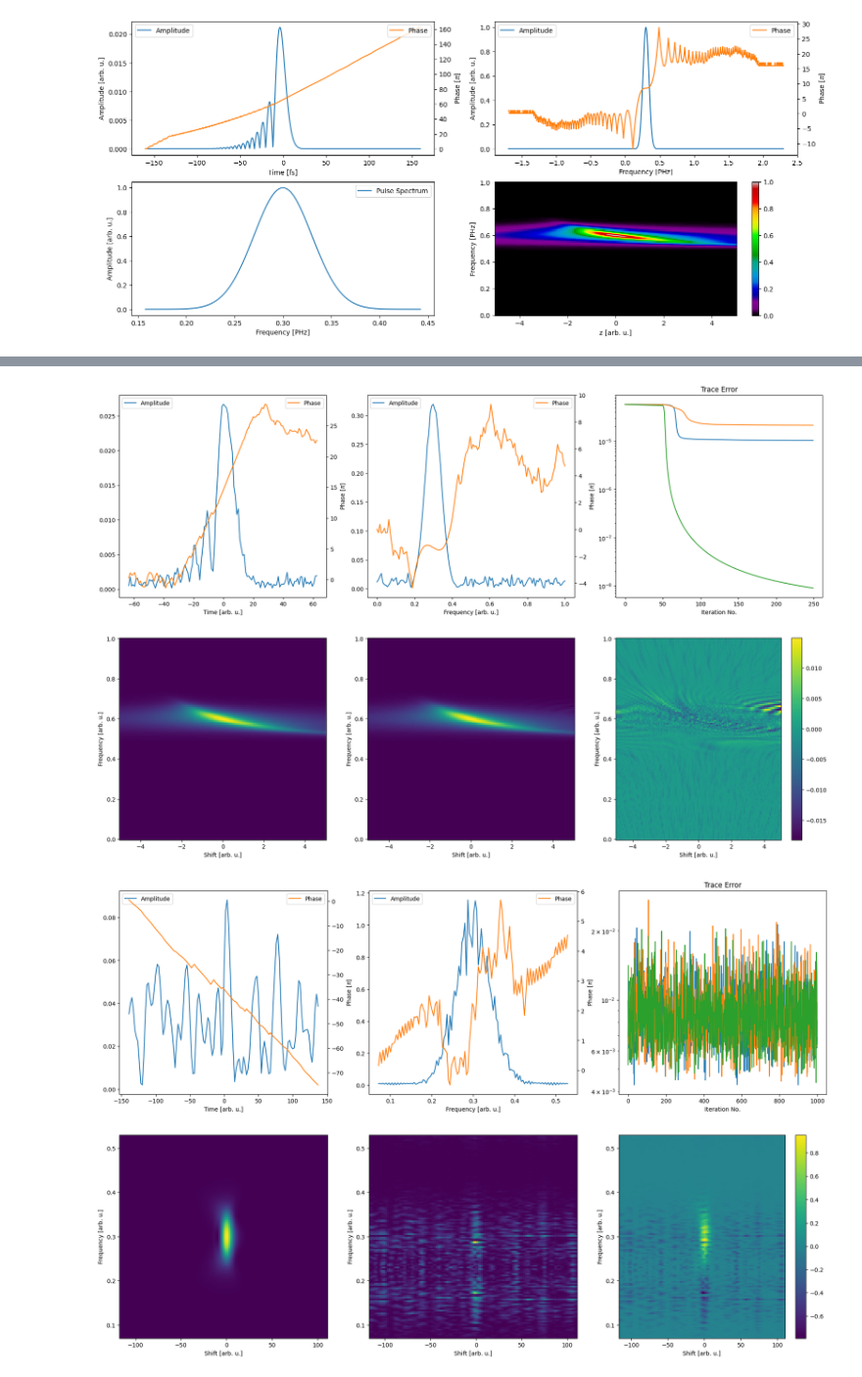
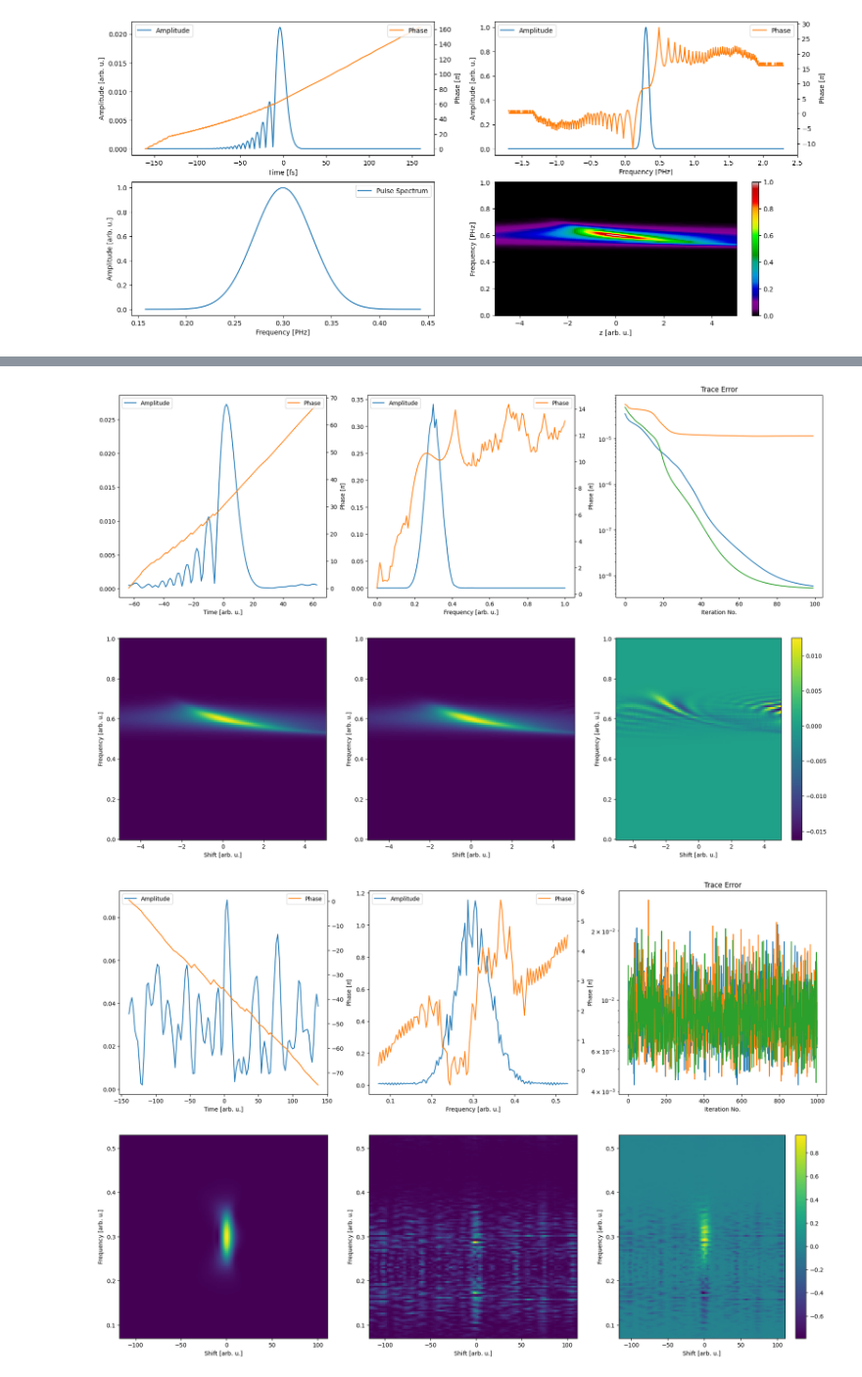
Before and after one commit to matillda123/Pulse-Retrieval-with-JAX, a Jupyter notebook: _usage_example.ipynb, the cells around one changed output, grey strips where cells are left out. Shown at 98% size. Drawn from its saved outputs; the diff is of its cells as text; code cells hidden in the pictures.

```diff
--- a/_usage_example.ipynb
+++ b/_usage_example.ipynb
@@ -184,50 +199,53 @@ from classic_algorithms_dscan import Basic, GeneralizedProjection, TimeDomainPty
 
 
 
 
-# gp = GeneralizedProjection(z_arr, frequency, trace, "shg")
-# population = gp.create_initial_population(population_size=3, guess_type="random")
+gp = GeneralizedProjection(z_arr, frequency, trace, "shg")
+population = gp.create_initial_population(population_size=3, guess_type="random")
 
-# gp.use_hessian="diagonal"
-# gp.no_steps_descent=50
-# gp.gamma=1e2
+gp.global_hessian="lbfgs"#"diagonal"
+gp.no_steps_descent=50
+gp.gamma=1
 
-# final_result = gp.run(population, 100)
-# gp.plot_results(final_result)
+final_result = gp.run(population, 100)
+gp.plot_results(final_result)
 
 
 
 
 # tdp = TimeDomainPtychography(z_arr, frequency, trace, "shg", pie_method="ePIE")
 # population = tdp.create_initial_population(population_size=3, guess_type="random")
 
 # tdp.alpha=0.1
-# tdp.gamma=0.005
+# tdp.local_gamma=0.005
+# tdp.global_gamma=0.005
 
 # tdp.use_linesearch=False
 # tdp.global_hessian=False#"diagonal"
 
 # final_result = tdp.run(population, 10, 10)
 # tdp.plot_results(final_result)
 
 
 
 
 
 
-copra = COPRA(z_arr, frequency, trace, "shg")
-population = copra.create_initial_population(population_size=3, guess_type="random")
+# copra = COPRA(z_arr, frequency, trace, "shg")
+# population = copra.create_initial_population(population_size=3, guess_type="random")
 
-copra.local_gamma = 1
-copra.global_gamma = 0.25
+# copra.local_gamma = 1
+# copra.global_gamma = 0.25
 
-copra.local_hessian = False
-copra.global_hessian = False
+# copra.local_hessian = False
+# copra.global_hessian = False
 
-final_result = copra.run(population, 50, 200)
-copra.plot_results(final_result)
+# copra.adaptive_scaling = "linear"
+
+# final_result = copra.run(population, 12, 15)
+# copra.plot_results(final_result)
 # %% [output]
-[figure, old version]
+[figure, new version]
 # %%
 def one_local_iteration(self, signal_t, signal_t_new, transform_arr_m, descent_state, measurement_info, descent_info, pulse_or_gate):
         hessian = descent_info.hessian
```
Also changed, not shown: parts of 6 cells of this notebook, 10 other files.
